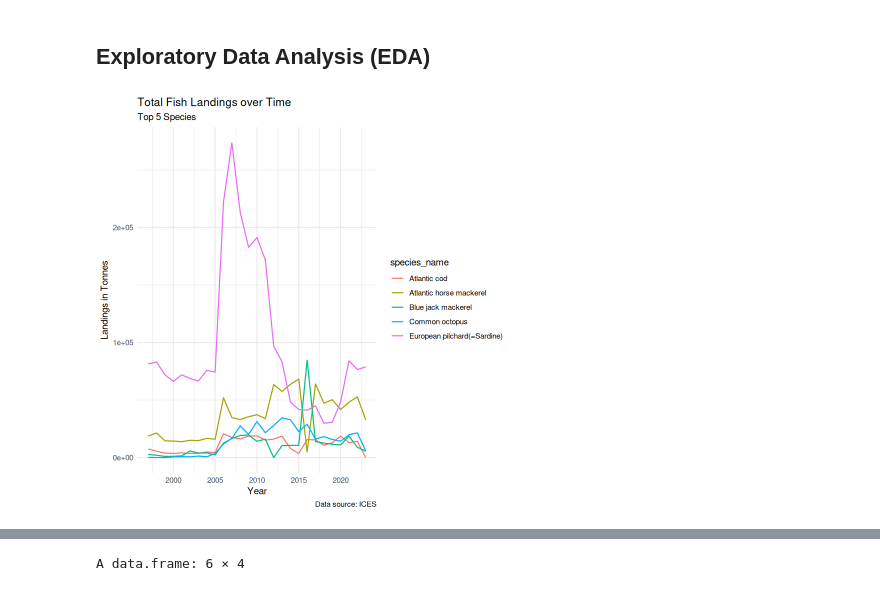
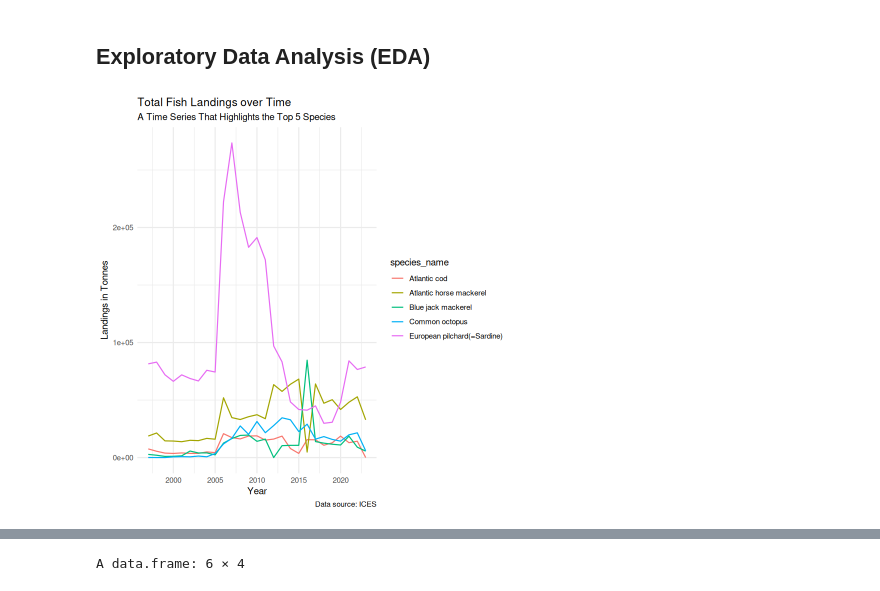
Before and after one commit to daisychu12/pt-fisheries-climate-change, a Jupyter notebook: analysis/data-cleaning.ipynb, the cells around one changed output, grey strips where cells are left out. Drawn from its saved outputs; the diff is of its cells as text; code cells hidden in the pictures.

```diff
--- a/analysis/data-cleaning.ipynb
+++ b/analysis/data-cleaning.ipynb
@@ -317,19 +342,19 @@ A grouped_df: 6 × 4
 # %%
 # First let's view the landings of the top 5 fished species
 top_5_time_series <- ggplot(top_5_landings, aes(x = year, y = total_landings, color = species_name, group = species_name)) +
   geom_line() +
   labs(
     title = "Total Fish Landings over Time",
-    subtitle = "Top 5 Species",
+    subtitle = "A Time Series That Highlights the Top 5 Species",
     x = "Year",
     y = "Landings in Tonnes",
     caption = "Data source: ICES"
   ) +
   theme_minimal()
 
 top_5_time_series
 # %% [output]
-[figure, old version]
+[figure, new version]
 # %%
 # Next let's see how much of the overall distribution of landings the top 5 species make up
 landings_dist <- pt_landings %>%
```
Also changed, not shown: parts of 13 cells of this notebook, 16 other files.
